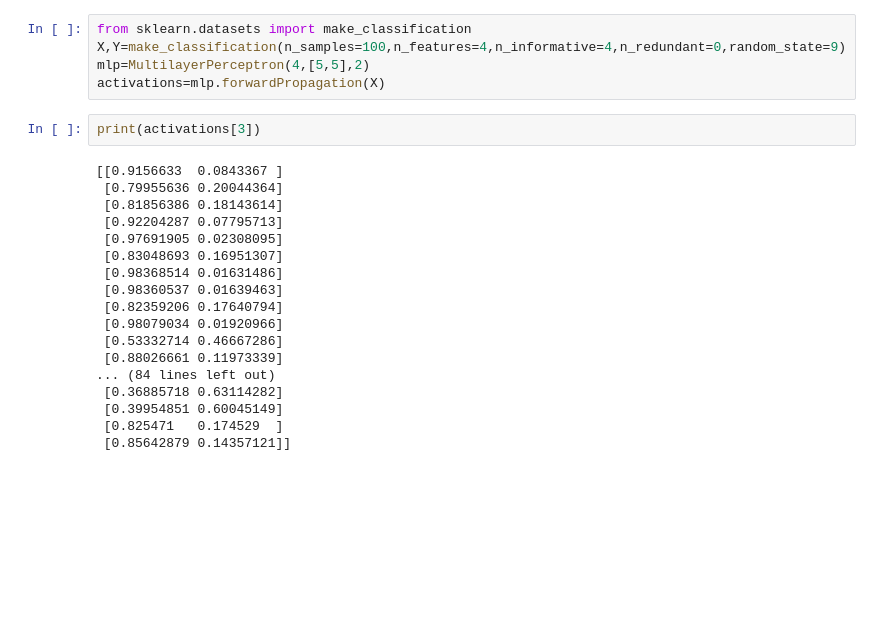
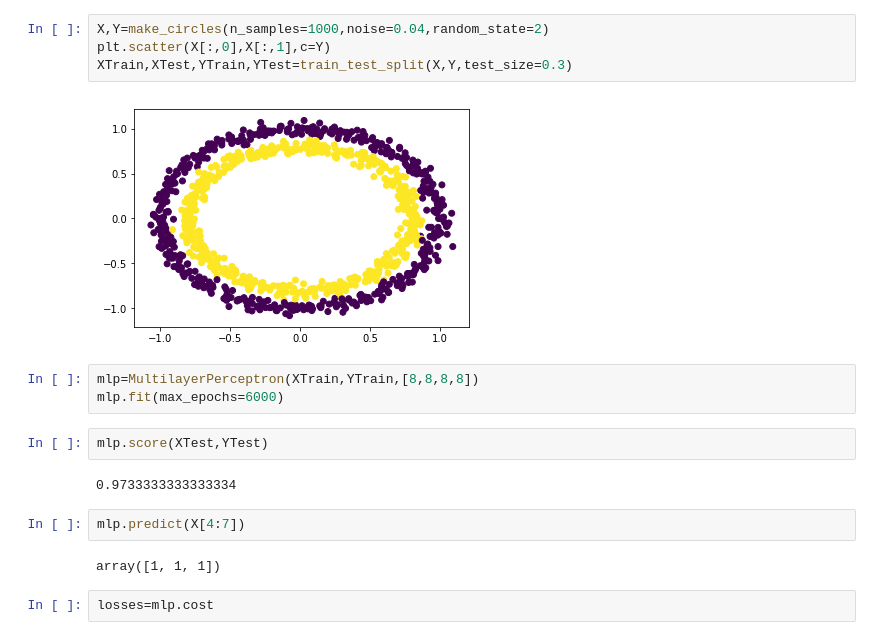
Before and after one commit to anuragjoshi3519/Machine-Learning-Course-Work, a Jupyter notebook: Basic Neural Networks/Multilayer Perceptron Implementation.ipynb, the cells around one changed output. Cells and saved outputs as stored; diff of their text form; blank space fills up the shorter version.

```diff
--- a/Basic Neural Networks/Multilayer Perceptron Implementation.ipynb
+++ b/Basic Neural Networks/Multilayer Perceptron Implementation.ipynb
@@ -40,25 +93,19 @@ class MultilayerPerceptron:
-# %%
-from sklearn.datasets import make_classification
-X,Y=make_classification(n_samples=100,n_features=4,n_informative=4,n_redundant=0,random_state=9)
-mlp=MultilayerPerceptron(4,[5,5],2)
-activations=mlp.forwardPropagation(X)
-# %%
-print(activations[3])
-# %% [output]
-[[0.9156633  0.0843367 ]
- [0.79955636 0.20044364]
- [0.81856386 0.18143614]
- [0.92204287 0.07795713]
- [0.97691905 0.02308095]
- [0.83048693 0.16951307]
- [0.98368514 0.01631486]
- [0.98360537 0.01639463]
- [0.82359206 0.17640794]
- [0.98079034 0.01920966]
- [0.53332714 0.46667286]
- [0.88026661 0.11973339]
-... (84 lines left out)
- [0.36885718 0.63114282]
- [0.39954851 0.60045149]
- [0.825471   0.174529  ]
- [0.85642879 0.14357121]]
+# %%
+X,Y=make_circles(n_samples=1000,noise=0.04,random_state=2)
+plt.scatter(X[:,0],X[:,1],c=Y)
+XTrain,XTest,YTrain,YTest=train_test_split(X,Y,test_size=0.3)
+# %% [output]
+[figure, added]
+# %%
+mlp=MultilayerPerceptron(XTrain,YTrain,[8,8,8,8])
+mlp.fit(max_epochs=6000)
+# %%
+mlp.score(XTest,YTest)
+# %% [output]
+0.9733333333333334
+# %%
+mlp.predict(X[4:7])
+# %% [output]
+array([1, 1, 1])
+# %%
+losses=mlp.cost
```
Also changed, not shown: parts of 4 cells of this notebook.
